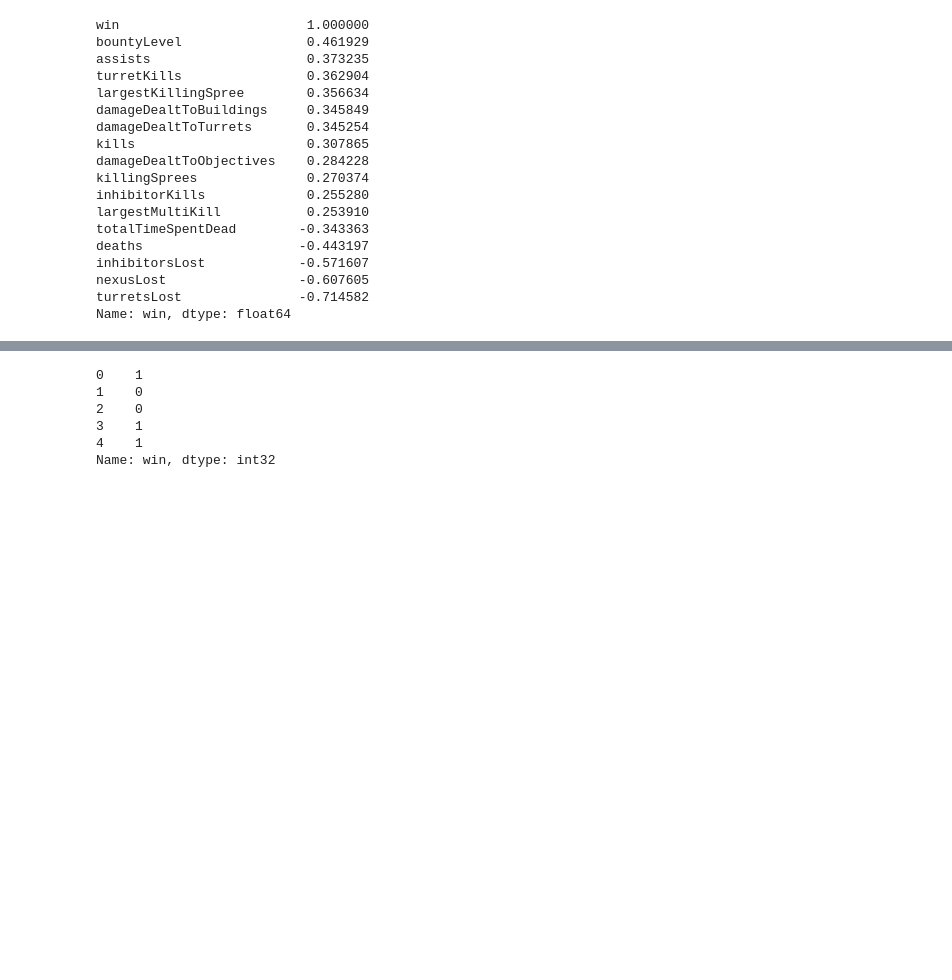
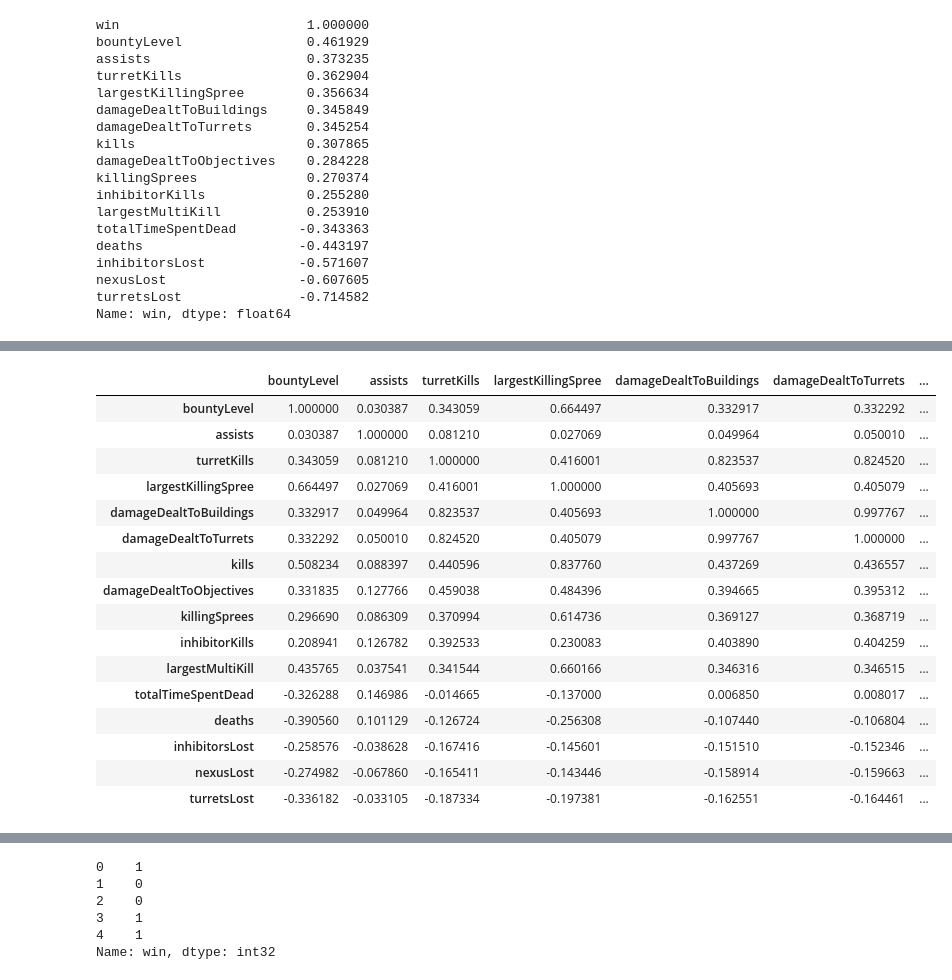
Before and after one commit to jhan-1996/Python_Projects, a Jupyter notebook: league_project_final.ipynb, the cells around one changed output, grey strips where cells are left out. Drawn from its saved outputs; the diff is of its cells as text; code cells hidden in the pictures; blank space fills up the shorter version.

```diff
--- a/league_project_final.ipynb
+++ b/league_project_final.ipynb
@@ -700,7 +700,8 @@ from sklearn import metrics
 from sklearn.linear_model import LogisticRegression
 from sklearn.model_selection import train_test_split
 # %%
-win_correlations.loc[(win_correlations >= 0.25) | (win_correlations <= -.25)]
+strong_corr_cols = win_correlations.loc[(win_correlations >= 0.25) | (win_correlations <= -.25)]
+strong_corr_cols
 # %% [output]
 win                        1.000000
 bountyLevel                0.461929
@@ -728,0 +727,21 @@ y = match_data_total_deduped[corr_cols[0]]
+# %%
+multicollinearity =  match_data_total_deduped.loc[:, list(strong_corr_cols.index)[1:]].corr()
+multicollinearity
+# %% [output]
+|  | bountyLevel | assists | turretKills | largestKillingSpree | damageDealtToBuildings | damageDealtToTurrets | ... |
+| bountyLevel | 1.000000 | 0.030387 | 0.343059 | 0.664497 | 0.332917 | 0.332292 | ... |
+| assists | 0.030387 | 1.000000 | 0.081210 | 0.027069 | 0.049964 | 0.050010 | ... |
+| turretKills | 0.343059 | 0.081210 | 1.000000 | 0.416001 | 0.823537 | 0.824520 | ... |
+| largestKillingSpree | 0.664497 | 0.027069 | 0.416001 | 1.000000 | 0.405693 | 0.405079 | ... |
+| damageDealtToBuildings | 0.332917 | 0.049964 | 0.823537 | 0.405693 | 1.000000 | 0.997767 | ... |
+| damageDealtToTurrets | 0.332292 | 0.050010 | 0.824520 | 0.405079 | 0.997767 | 1.000000 | ... |
+| kills | 0.508234 | 0.088397 | 0.440596 | 0.837760 | 0.437269 | 0.436557 | ... |
+| damageDealtToObjectives | 0.331835 | 0.127766 | 0.459038 | 0.484396 | 0.394665 | 0.395312 | ... |
+| killingSprees | 0.296690 | 0.086309 | 0.370994 | 0.614736 | 0.369127 | 0.368719 | ... |
+| inhibitorKills | 0.208941 | 0.126782 | 0.392533 | 0.230083 | 0.403890 | 0.404259 | ... |
+| largestMultiKill | 0.435765 | 0.037541 | 0.341544 | 0.660166 | 0.346316 | 0.346515 | ... |
+| totalTimeSpentDead | -0.326288 | 0.146986 | -0.014665 | -0.137000 | 0.006850 | 0.008017 | ... |
+| deaths | -0.390560 | 0.101129 | -0.126724 | -0.256308 | -0.107440 | -0.106804 | ... |
+| inhibitorsLost | -0.258576 | -0.038628 | -0.167416 | -0.145601 | -0.151510 | -0.152346 | ... |
+| nexusLost | -0.274982 | -0.067860 | -0.165411 | -0.143446 | -0.158914 | -0.159663 | ... |
+| turretsLost | -0.336182 | -0.033105 | -0.187334 | -0.197381 | -0.162551 | -0.164461 | ... |
```
Also changed, not shown: parts of 11 cells of this notebook.
